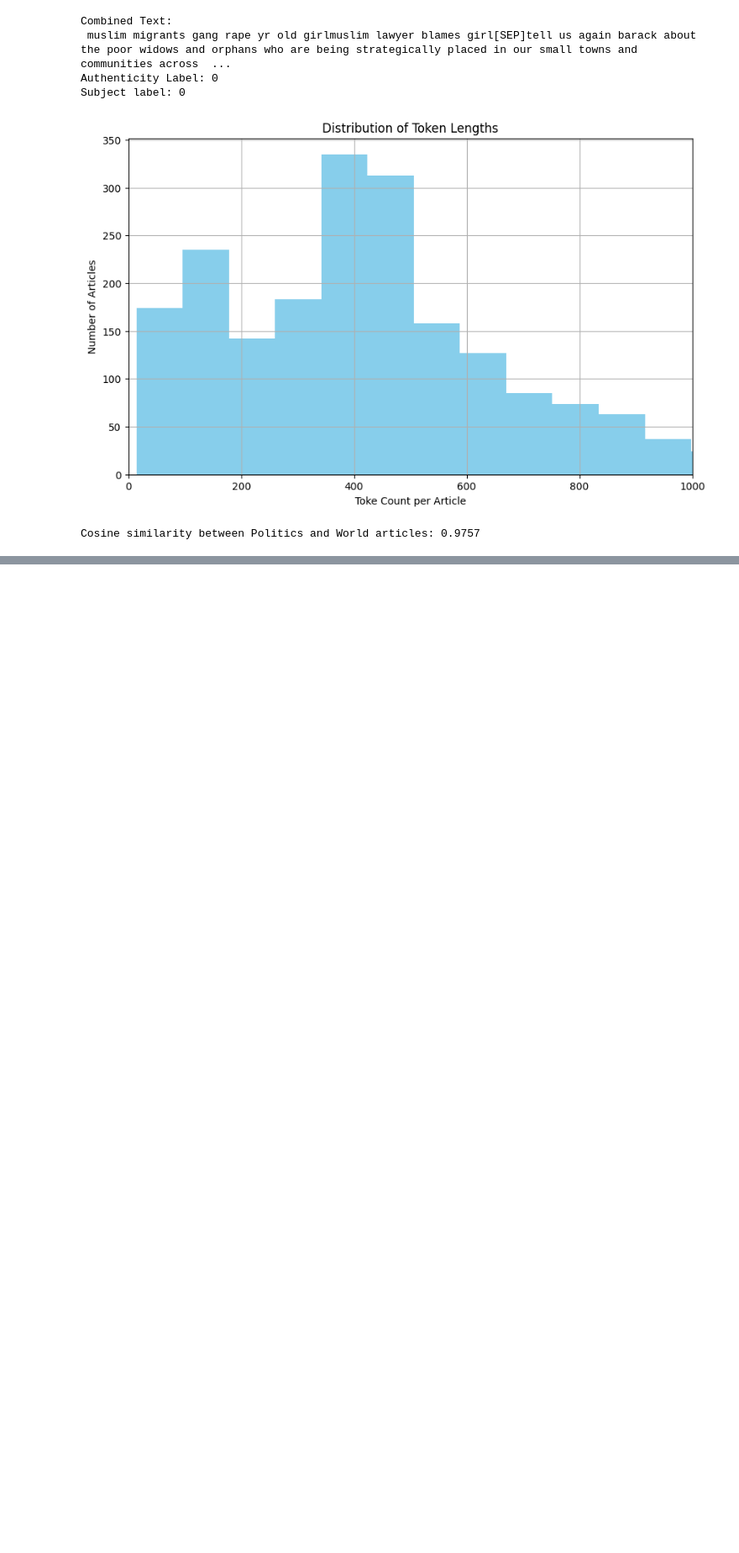
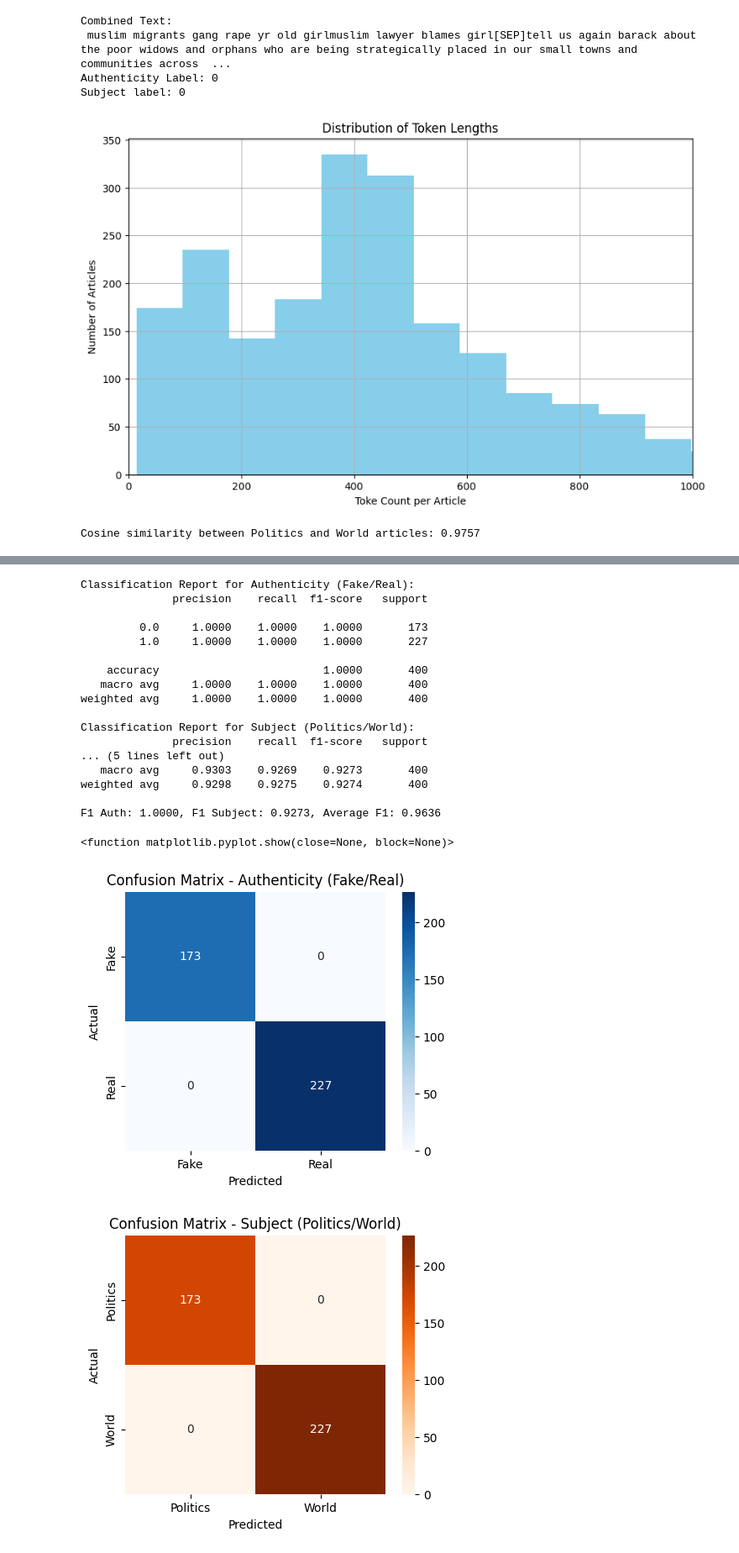
Before and after one commit to eliasangelss/fake-news, a Jupyter notebook: model.ipynb, the cells around one changed output, grey strips where cells are left out. Shown at 84% size. Cells and saved outputs as stored; diff of their text form; code cells hidden in the pictures; blank space fills up the shorter version.

Commit message:
training the model + visualizing the results

```diff
--- a/model.ipynb
+++ b/model.ipynb
@@ -326,6 +331,8 @@ print(f"Cosine similarity between Politics and World articles: {similarity:.4f}"
 # %% [output]
 Cosine similarity between Politics and World articles: 0.9757
 # %%
+# creates a class for the model
+
 device = torch.device("cuda" if torch.cuda.is_available() else "cpu")
 
 class BertMultiTaskClassifier(nn.Module):
@@ -337,8 +344,8 @@ class BertMultiTaskClassifier(nn.Module):
         self.subject_head = nn.Linear(self.bert.config.hidden_size, 1)
 
     def forward(self, inputIds, attentionMask):
-        outputs = self.ber(inputIds = inputIds, attentionMask = attentionMask)
-        clsOutput = outputs.poolerOutput
+        outputs = self.bert(input_ids = inputIds, attention_mask = attentionMask)
+        clsOutput = outputs.pooler_output
         clsOutput = self.dropout(clsOutput)
         authLogits = self.auth_head(clsOutput)
         subjectLogits = self.subject_head(clsOutput)
@@ -435,0 +539,40 @@ def evaluateModel(returnPreds = False):
+# %%
+# confusion matrices for accuracy
+predsAuth, labelsAuth, predsSubj, labelsSubj = evaluateModel(returnPreds = True)
+
+cmAuth = confusion_matrix(labelsAuth, predsAuth)
+plt.figure(figsize=(5,4))
+sns.heatmap(cmAuth, annot = True, fmt = 'd', cmap = 'Blues', xticklabels = ['Fake', 'Real'], yticklabels = ['Fake', 'Real'])
+plt.title("Confusion Matrix - Authenticity (Fake/Real)")
+plt.xlabel("Predicted")
+plt.ylabel("Actual")
+plt.show
+
+cmSubj = confusion_matrix(labelsSubj, predsSubj)
+plt.figure(figsize=(5, 4))
+sns.heatmap(cmAuth, annot = True, fmt = 'd', cmap = 'Oranges', xticklabels = ['Politics', 'World'], yticklabels = ['Politics', 'World'])
+plt.title("Confusion Matrix - Subject (Politics/World)")
+plt.xlabel("Predicted")
+plt.ylabel("Actual")
+plt.show
+# %% [output]
+Classification Report for Authenticity (Fake/Real):
+              precision    recall  f1-score   support
+
+         0.0     1.0000    1.0000    1.0000       173
+         1.0     1.0000    1.0000    1.0000       227
+
+    accuracy                         1.0000       400
+   macro avg     1.0000    1.0000    1.0000       400
+weighted avg     1.0000    1.0000    1.0000       400
+
+Classification Report for Subject (Politics/World):
+              precision    recall  f1-score   support
+... (5 lines left out)
+   macro avg     0.9303    0.9269    0.9273       400
+weighted avg     0.9298    0.9275    0.9274       400
+
+F1 Auth: 1.0000, F1 Subject: 0.9273, Average F1: 0.9636
+<function matplotlib.pyplot.show(close=None, block=None)>
+[figure, added]
+[figure, added]
```
Also changed, not shown: parts of 10 cells of this notebook.
